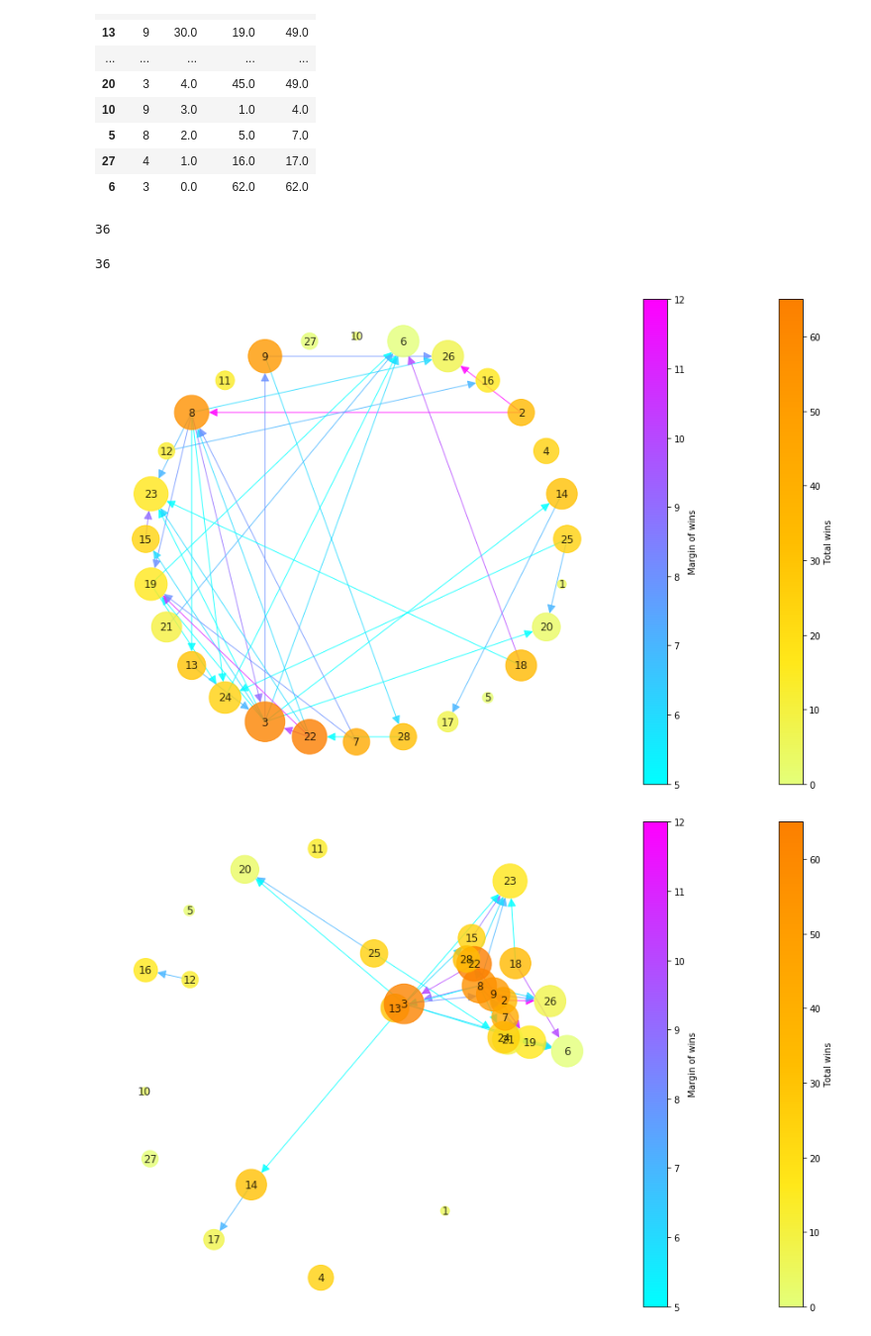
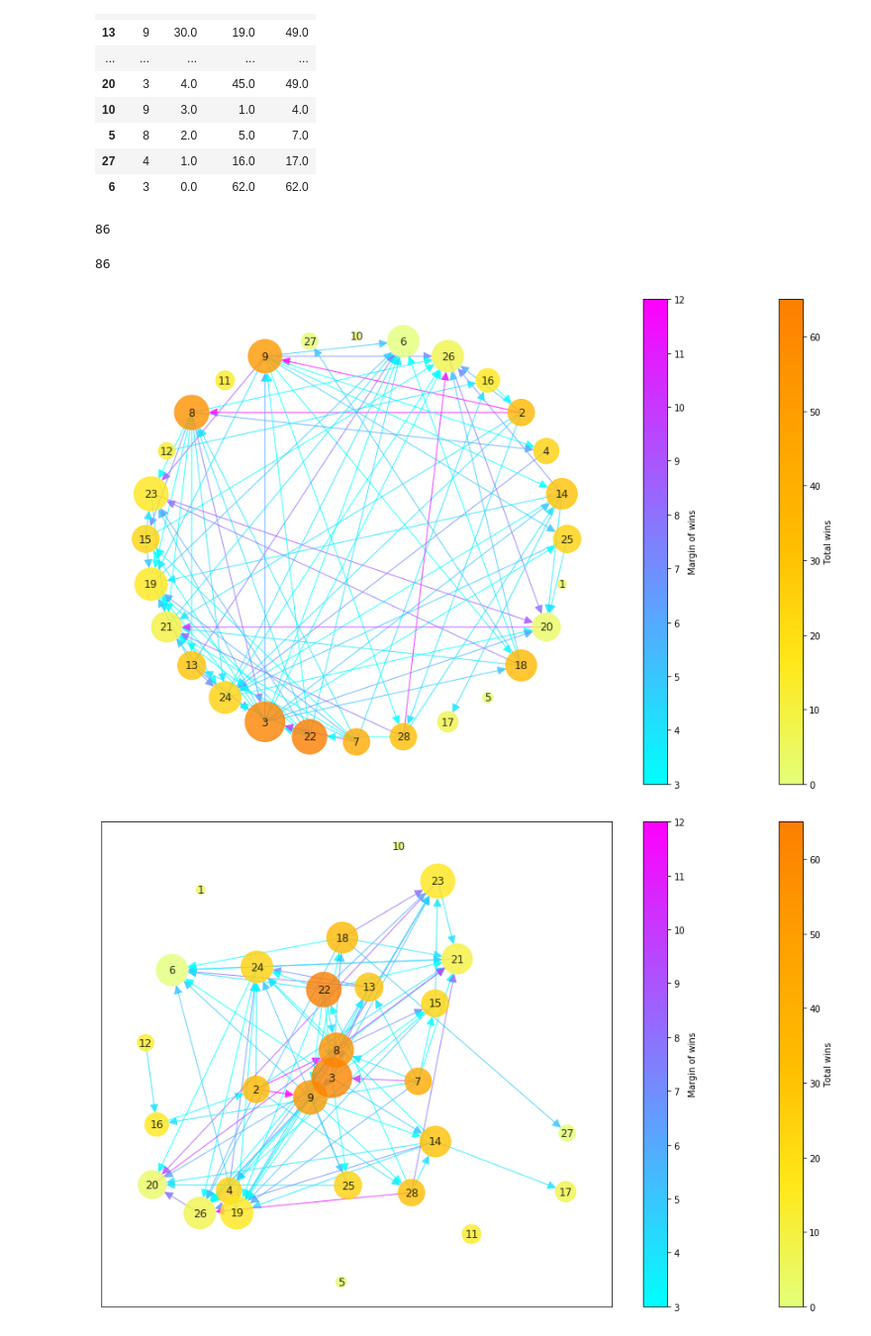
Before and after one commit to MCGallaspy/dse241_hw, a Jupyter notebook: exercise5/Network visualization.ipynb, the cells around one changed output. Shown at 99% size. Saved outputs shown, nothing was run; the diff lists cells and outputs as text; code cells hidden in the pictures.

Commit message:
Use spring layout with different params

```diff
--- a/exercise5/Network visualization.ipynb
+++ b/exercise5/Network visualization.ipynb
@@ -198,14 +198,14 @@ G = nx.DiGraph()
 ages = ages.sample(frac=1, random_state=48)
 for id_ in ages.index.values:
     G.add_node(id_)
-# wd_mask = win_difference.weight > (win_difference.weight.median() +  win_difference.weight.std())
-wd_mask = win_difference.weight > 4
+wd_mask = win_difference.weight > win_difference.weight.median()
+# wd_mask = win_difference.weight > 4
 edges = [row.values[:3].tolist() for idx, row in win_difference[wd_mask].iterrows()]
 # import pprint; pprint.pprint(edges)
 print(len(edges))
 G.add_weighted_edges_from(edges)
 # %% [output]
-36
+86
 # %%
 from matplotlib import cm
 from matplotlib import pyplot as plt
@@ -217,7 +217,7 @@ print(len(edge_colors))
 node_sizes = ages.nfights.values * 20
 node_colors = ages.nwins / (ages.nwins.max() - ages.nwins.min())
 # %% [output]
-36
+86
 # %%
 fig, ax = plt.subplots(figsize=(16, 10))
 fig.colorbar(cm.ScalarMappable(
@@ -244,35 +244,37 @@ nx.draw_circular(G,
                  alpha=0.8,
                  with_labels=True)
 # %% [output]
-[figure, old version]
+[figure, new version]
 # %%
 import matplotlib
 fig, ax = plt.subplots(figsize=(16, 10))
 fig.colorbar(cm.ScalarMappable(
     norm=matplotlib.colors.Normalize(
         vmin=ages.nwins.min(),
         vmax=ages.nwins.max(),
         clip=False),
     cmap=cm.Wistia)).set_label("Total wins")
 fig.colorbar(cm.ScalarMappable(
     norm=matplotlib.colors.Normalize(
         vmin=win_difference[wd_mask].weight.min(),
         vmax=win_difference[wd_mask].weight.max(),
         clip=False),
     cmap=cm.cool)).set_label("Margin of wins")
-nx.draw_spring(G,
+pos = nx.drawing.layout.spring_layout(G, k=2)
+nx.draw_networkx(G,
+               pos=pos,
                  ax=ax,
                  node_color=node_colors,
                  cmap=cm.Wistia,
                  node_size=node_sizes,
                  arrowsize=20,
                  font_size=12,
                  edge_color=edge_colors,
                  edge_cmap=cm.cool,
                  alpha=0.8,
                  with_labels=True)
 # %% [output]
-[figure, old version]
+[figure, new version]
 # %%
 import matplotlib
 fig, ax = plt.subplots(figsize=(16, 10))
```
Also changed, not shown: parts of 1 cell of this notebook.
